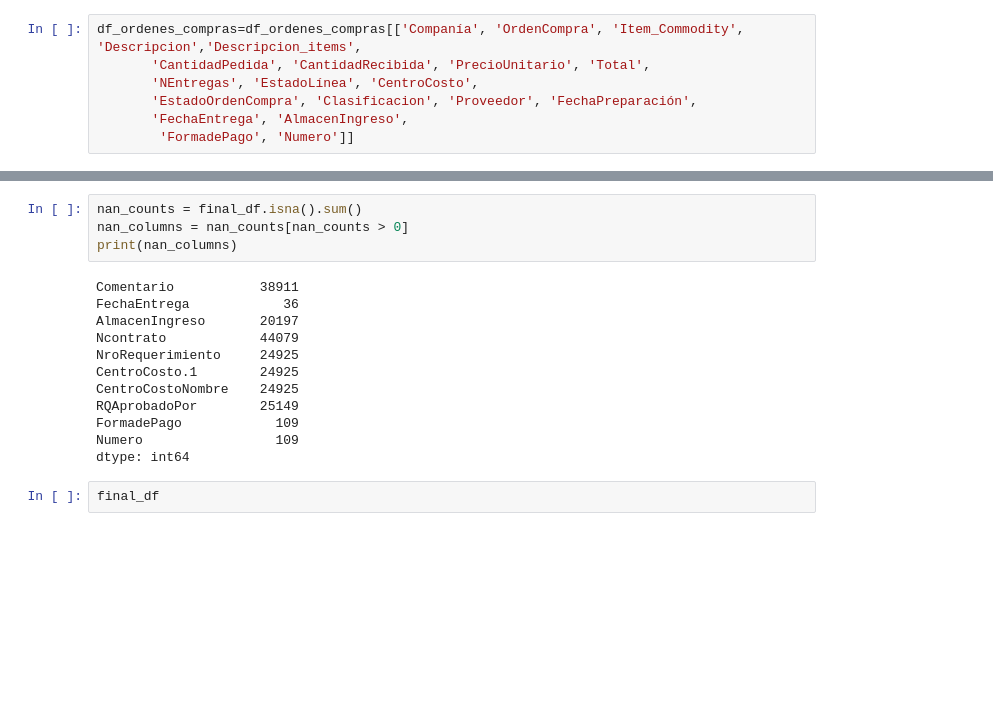
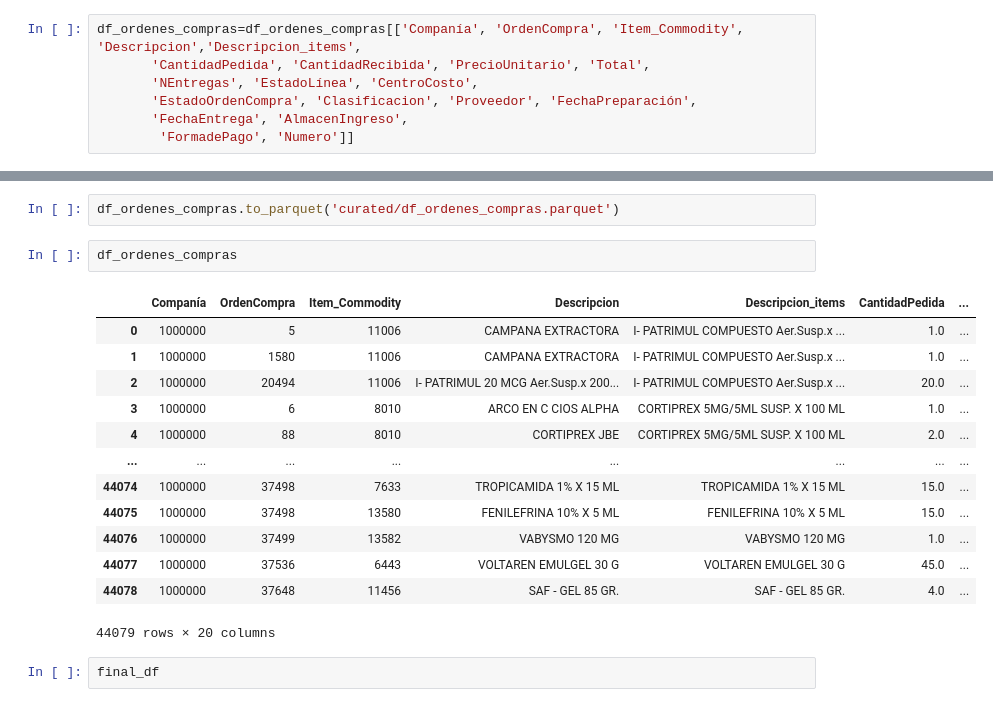
Before and after one commit to rcayraz/MedPredict, a Jupyter notebook: Data/data_prepare.ipynb, the cells around one changed output, grey strips where cells are left out. Drawn from its saved outputs; the diff is of its cells as text; blank space fills up the shorter version.

```diff
--- a/Data/data_prepare.ipynb
+++ b/Data/data_prepare.ipynb
@@ -118,21 +118,23 @@ df_ordenes_compras.to_sql('ordenes_compras_medicamentos', con=engine, schema='db
 # %% [output]
 87
-# %%
-nan_counts = final_df.isna().sum()
-nan_columns = nan_counts[nan_counts > 0]
-print(nan_columns)
-# %% [output]
-Comentario           38911
-FechaEntrega            36
-AlmacenIngreso       20197
-Ncontrato            44079
-NroRequerimiento     24925
-CentroCosto.1        24925
-CentroCostoNombre    24925
-RQAprobadoPor        25149
-FormadePago            109
-Numero                 109
-dtype: int64
+# %%
+df_ordenes_compras.to_parquet('curated/df_ordenes_compras.parquet')
+# %%
+df_ordenes_compras
+# %% [output]
+|  | Companía | OrdenCompra | Item_Commodity | Descripcion | Descripcion_items | CantidadPedida | ... |
+| 0 | 1000000 | 5 | 11006 | CAMPANA EXTRACTORA | I- PATRIMUL COMPUESTO Aer.Susp.x ... | 1.0 | ... |
+| 1 | 1000000 | 1580 | 11006 | CAMPANA EXTRACTORA | I- PATRIMUL COMPUESTO Aer.Susp.x ... | 1.0 | ... |
+| 2 | 1000000 | 20494 | 11006 | I- PATRIMUL 20 MCG Aer.Susp.x 200... | I- PATRIMUL COMPUESTO Aer.Susp.x ... | 20.0 | ... |
+| 3 | 1000000 | 6 | 8010 | ARCO EN C CIOS ALPHA | CORTIPREX 5MG/5ML SUSP. X 100 ML | 1.0 | ... |
+| 4 | 1000000 | 88 | 8010 | CORTIPREX JBE | CORTIPREX 5MG/5ML SUSP. X 100 ML | 2.0 | ... |
+| ... | ... | ... | ... | ... | ... | ... | ... |
+| 44074 | 1000000 | 37498 | 7633 | TROPICAMIDA 1% X 15 ML | TROPICAMIDA 1% X 15 ML | 15.0 | ... |
+| 44075 | 1000000 | 37498 | 13580 | FENILEFRINA 10% X 5 ML | FENILEFRINA 10% X 5 ML | 15.0 | ... |
+| 44076 | 1000000 | 37499 | 13582 | VABYSMO 120 MG | VABYSMO 120 MG | 1.0 | ... |
+| 44077 | 1000000 | 37536 | 6443 | VOLTAREN EMULGEL 30 G | VOLTAREN EMULGEL 30 G | 45.0 | ... |
+| 44078 | 1000000 | 37648 | 11456 | SAF - GEL 85 GR. | SAF - GEL 85 GR. | 4.0 | ... |
+44079 rows × 20 columns
 # %%
 final_df
 # %% [output]
```
Also changed, not shown: parts of 1 cell of this notebook, 4 other files.
